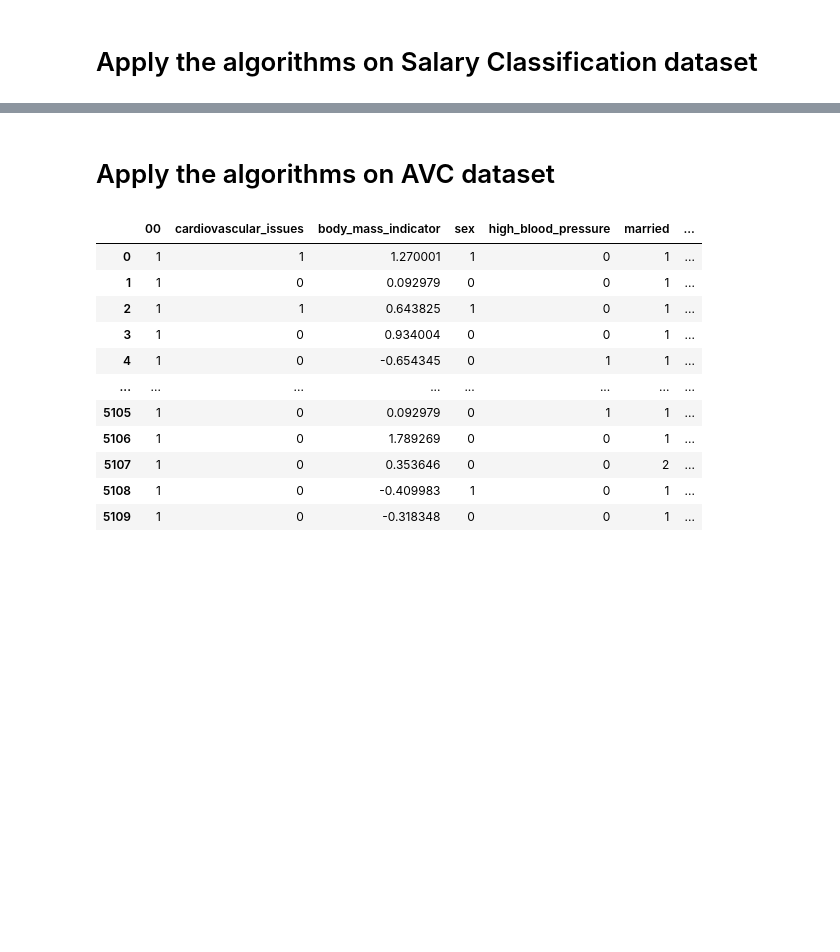
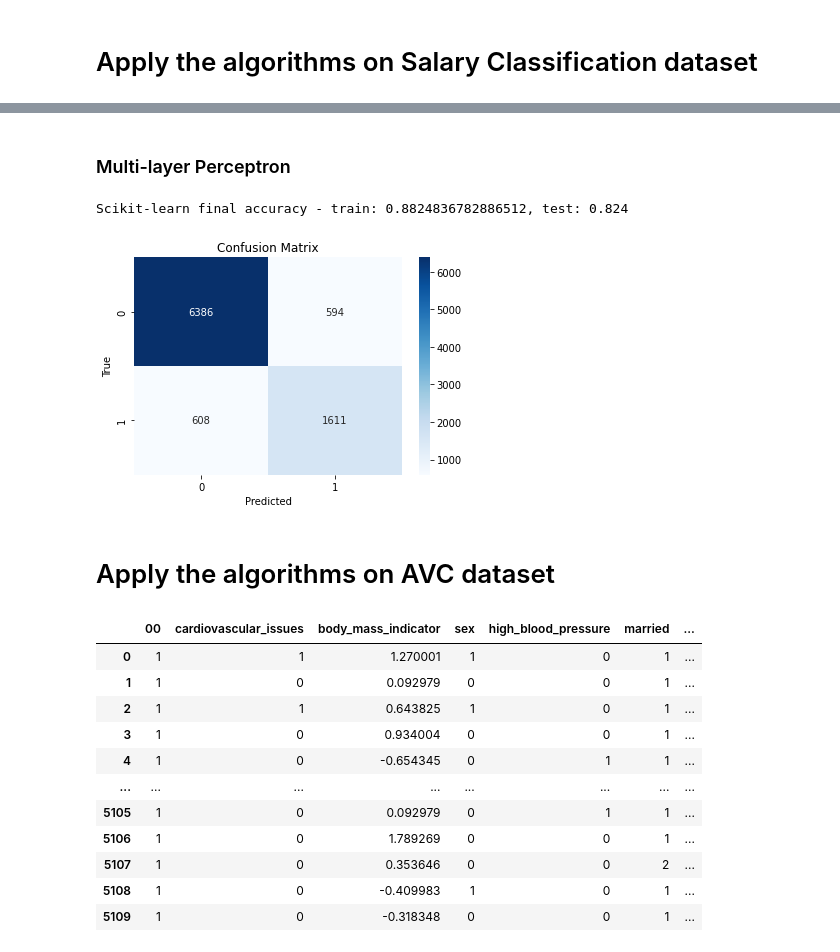
Before and after one commit to avramstefan/DS-Salary-AVC, a Jupyter notebook: main.ipynb, the cells around one changed output, grey strips where cells are left out. Saved outputs shown, nothing was run; the diff lists cells and outputs as text; code cells hidden in the pictures; blank space fills up the shorter version.

Commit message:
Todo: implement mlp classifier and finetune the rest

```diff
--- a/main.ipynb
+++ b/main.ipynb
@@ -394,3 +441,9 @@ for feature in features["numerical"]["attributes"] + features["ordinal"]["attrib
+# %%
+if "country" in salary_df:
+    # For the countries that are not United-States, replace their value with "Non-US"
+    salary_df['country'] = salary_df['country'].apply(lambda x: 'Non-US' if x != 'United-States' else x)
+    salary_train_df['country'] = salary_train_df['country'].apply(lambda x: 'Non-US' if x != 'United-States' else x)
+    salary_test_df['country'] = salary_test_df['country'].apply(lambda x: 'Non-US' if x != 'United-States' else x)
 # %% [markdown]
 #### 3.2.5 Encoding categorical features
 # %%
@@ -895,3 +950,23 @@ avc_df
+# %%
+class Classifier:
+    def visualize_confusion_matrix(T, Y):
+        """
+            True negative = (0, 0)
+            False negative = (1, 0)
+            True positive = (1, 1)
+            False positive = (0, 1)
+        """
+
+        idx_tp = np.logical_and(T >= .5, Y >= .5) # True positives
+        idx_fp = np.logical_and(T < .5, Y >= .5) # False positives
+        idx_fn = np.logical_and(T >= .5, Y < .5) # False negatives
+        idx_tn = np.logical_and(T < .5, Y < .5) # True negatives
+
+        cm = np.array([[np.sum(idx_tn), np.sum(idx_fp)], [np.sum(idx_fn), np.sum(idx_tp)]])
+        sns.heatmap(cm, annot=True, fmt='d', cmap='Blues', xticklabels=['0', '1'], yticklabels=['0', '1'])
+        plt.xlabel('Predicted')
+        plt.ylabel('True')
+        plt.title('Confusion Matrix')
 # %% [markdown]
 # Logistic Regression
 # %%
@@ -1048,4 +1120,15 @@ Scikit-learn final accuracy - train: 0.8320600083344909, test: 0.8315
 [figure]
+# %% [markdown]
+### Multi-layer Perceptron
+# %%
+clf = SKMLPClassifier(random_state=1, max_iter=1000).fit(X_train, T_train)
+Y = clf.predict(X)
+
+print(f"Scikit-learn final accuracy - train: {clf.score(X_train, T_train)}, test: {clf.score(X_test, T_test)}")
+Classifier.visualize_confusion_matrix(T.values, Y)
+# %% [output]
+Scikit-learn final accuracy - train: 0.8824836782886512, test: 0.824
+[figure, added]
 # %% [markdown]
 # Apply the algorithms on AVC dataset
 # %%
```
Also changed, not shown: parts of 20 cells of this notebook.
